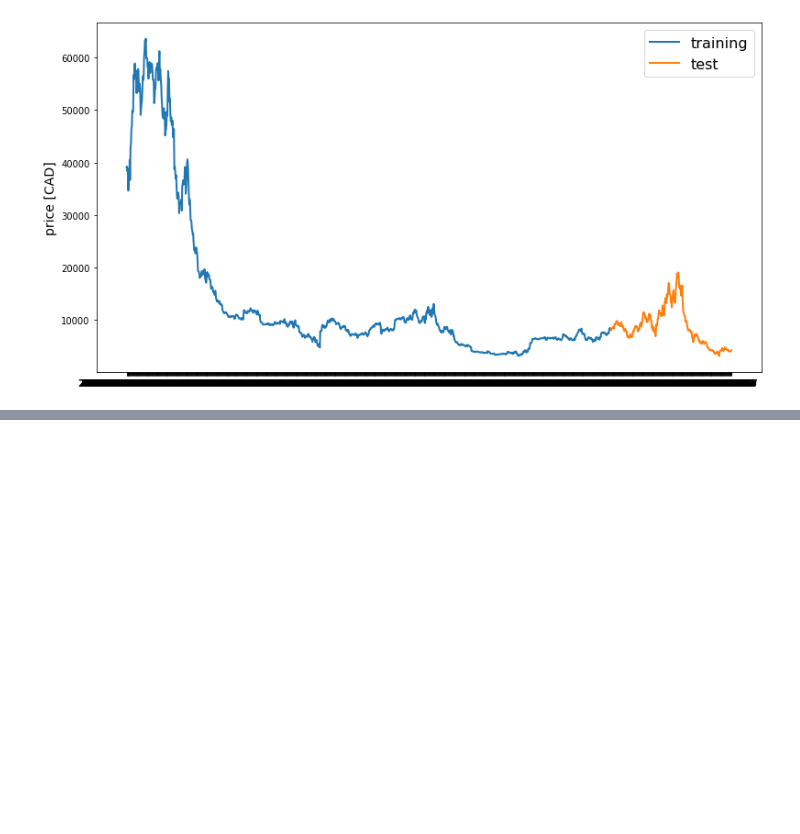
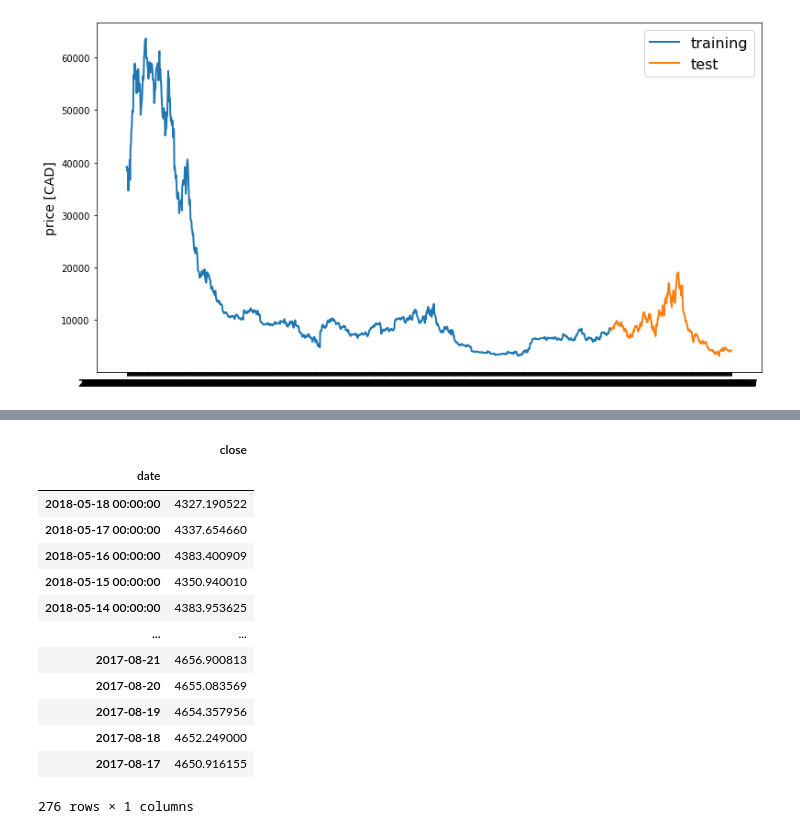
Before and after one commit to akhil14shukla/Crypto-Prediction, a Jupyter notebook: Crypto_1.ipynb, the cells around one changed output, grey strips where cells are left out. Cells and saved outputs as stored; diff of their text form; code cells hidden in the pictures; blank space fills up the shorter version.

Commit message:
added ARIMA model using auto ARIMA to improve the predictions

```diff
--- a/Crypto_1.ipynb
+++ b/Crypto_1.ipynb
@@ -144,0 +139,2 @@ line_plot(targets, preds, 'actual', 'prediction', lw=3)
+# %%
+arima_model=auto_arima(df.close, start_p=0, d=0,start_q=0, max_p=5,max_d=0,max_q=5,m=12,seasonal=True,error_action='warn', trace=True, suppress_warnings=True, stepwise=True, random_state=20)
@@ -144,0 +159,19 @@ line_plot(targets, preds, 'actual', 'prediction', lw=3)
+# %%
+predictions = pd.DataFrame(arima_model.predict(n_periods=len(test)), index=test.index)
+predictions.columns = ['close']
+predictions
+# %% [output]
+|  | close |
+| date |  |
+| 2018-05-18 00:00:00 | 4327.190522 |
+| 2018-05-17 00:00:00 | 4337.654660 |
+| 2018-05-16 00:00:00 | 4383.400909 |
+| 2018-05-15 00:00:00 | 4350.940010 |
+| 2018-05-14 00:00:00 | 4383.953625 |
+| ... | ... |
+| 2017-08-21 | 4656.900813 |
+| 2017-08-20 | 4655.083569 |
+| 2017-08-19 | 4654.357956 |
+| 2017-08-18 | 4652.249000 |
+| 2017-08-17 | 4650.916155 |
+276 rows × 1 columns
```
Also changed, not shown: parts of 9 cells of this notebook, 1 other file.
